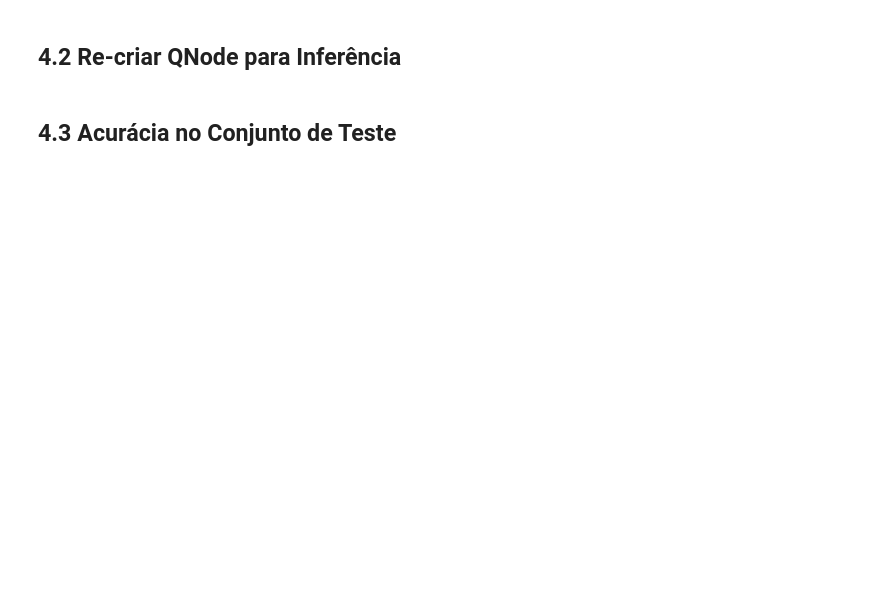
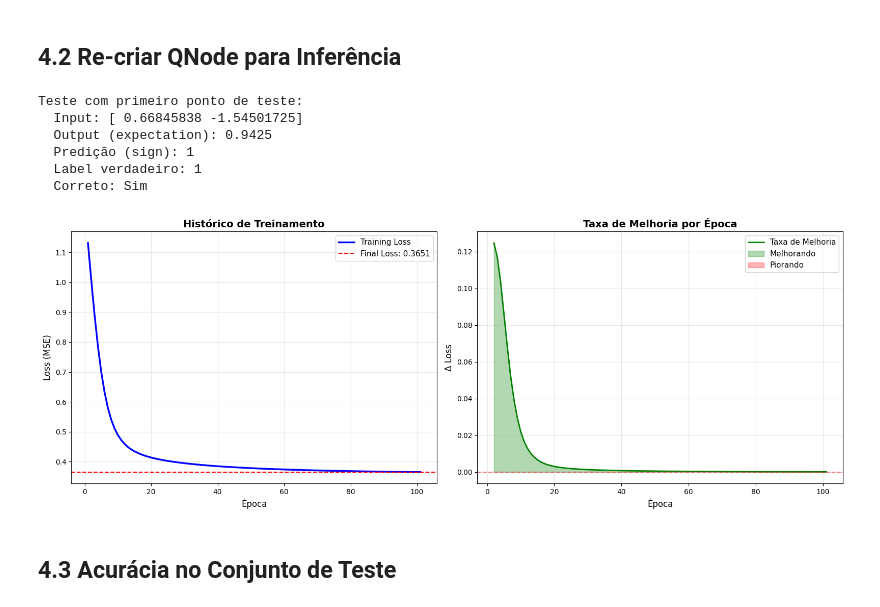
Before and after one commit to SapoSopa/QML, a Jupyter notebook: notebooks/04_resultados_analises.ipynb, the cells around one changed output. Drawn from its saved outputs; the diff is of its cells as text; code cells hidden in the pictures; blank space fills up the shorter version.

```diff
--- a/notebooks/04_resultados_analises.ipynb
+++ b/notebooks/04_resultados_analises.ipynb
@@ -34,18 +80,80 @@ loss_history = np.load('../results/loss_history.npy')
 # %% [markdown]
 ## 4.2 Re-criar QNode para Inferência
 # %%
-# Re-criar (re-instanciar) device e circuit treinado e prepará-lo especificamente para a fase de teste e avaliação
+# Re-criar o circuito EXATAMENTE como no treinamento
 n_qubits = 2
-dev = qml.device('default.qubit', wires=n_qubits)
+n_layers = 2
 
-@qml.qnode(dev)
-def quantum_circuit(params, x):
-    qml.RX(x, wires=0)
-    qml.RY(params, wires=0)
-    return qml.expval(qml.PauliZ(0))
+# Usar a mesma função factory de utils.py
+quantum_circuit = create_variational_circuit(n_qubits, n_layers, diff_method='backprop')
 
+# Função de predição
 def predict(params, x):
-    return np.sign(quantum_circuit(params, x))
+    """
+    Predict class label for input x.
+
+    Args:
+        params: Circuit parameters
+        x: Input data point (2D)
+
+    Returns:
+        Predicted label: -1 or +1
+    """
+    output = quantum_circuit(params, x)
+    return np.sign(output)
+
+# Testar com um ponto
+test_output = quantum_circuit(trained_params, X_test[0])
+test_pred = predict(trained_params, X_test[0])
+
+print(f"Teste com primeiro ponto de teste:")
+print(f"  Input: {X_test[0]}")
+print(f"  Output (expectation): {test_output:.4f}")
+print(f"  Predição (sign): {test_pred:.0f}")
+print(f"  Label verdadeiro: {y_test_quantum[0]:.0f}")
+print(f"  Correto: {'Sim' if test_pred == y_test_quantum[0] else 'Não'}")
+# %% [output]
+Teste com primeiro ponto de teste:
+  Input: [ 0.66845838 -1.54501725]
+  Output (expectation): 0.9425
+  Predição (sign): 1
+  Label verdadeiro: 1
+  Correto: Sim
+# %%
+# Plot do histórico de treinamento
+fig, (ax1, ax2) = plt.subplots(1, 2, figsize=(16, 6))
+
+# Loss ao longo das épocas
+epochs = np.arange(1, len(loss_history) + 1)
+ax1.plot(epochs, loss_history, 'b-', linewidth=2.5, label='Training Loss')
+ax1.axhline(y=loss_history[-1], color='r', linestyle='--', linewidth=1.5,
+            label=f'Final Loss: {loss_history[-1]:.4f}')
+ax1.set_xlabel('Época', fontsize=12)
+ax1.set_ylabel('Loss (MSE)', fontsize=12)
+ax1.set_title('Histórico de Treinamento', fontsize=14, fontweight='bold')
+ax1.legend(fontsize=11)
+ax1.grid(True, alpha=0.3)
+
+# Taxa de melhoria (derivada do loss)
+if len(loss_history) > 1:
+    improvement_rate = -np.diff(loss_history)  # Negativo porque queremos redução
+    ax2.plot(epochs[1:], improvement_rate, 'g-', linewidth=2, label='Taxa de Melhoria')
+    ax2.axhline(y=0, color='r', linestyle='--', linewidth=1.5, alpha=0.5)
+    ax2.fill_between(epochs[1:], 0, improvement_rate, where=(improvement_rate>0),
+                     alpha=0.3, color='green', label='Melhorando')
+    ax2.fill_between(epochs[1:], 0, improvement_rate, where=(improvement_rate<0),
+                     alpha=0.3, color='red', label='Piorando')
+    ax2.set_xlabel('Época', fontsize=12)
+    ax2.set_ylabel('Δ Loss', fontsize=12)
+    ax2.set_title('Taxa de Melhoria por Época', fontsize=14, fontweight='bold')
+    ax2.legend(fontsize=11)
+    ax2.grid(True, alpha=0.3)
+
+plt.tight_layout()
+plt.savefig('../figures/training_history_detailed.png', dpi=300, bbox_inches='tight')
+plt.show()
+# %% [output]
+[figure, added]
 # %% [markdown]
 ## 4.3 Acurácia no Conjunto de Teste
 # %%
```
Also changed, not shown: parts of 20 cells of this notebook.
